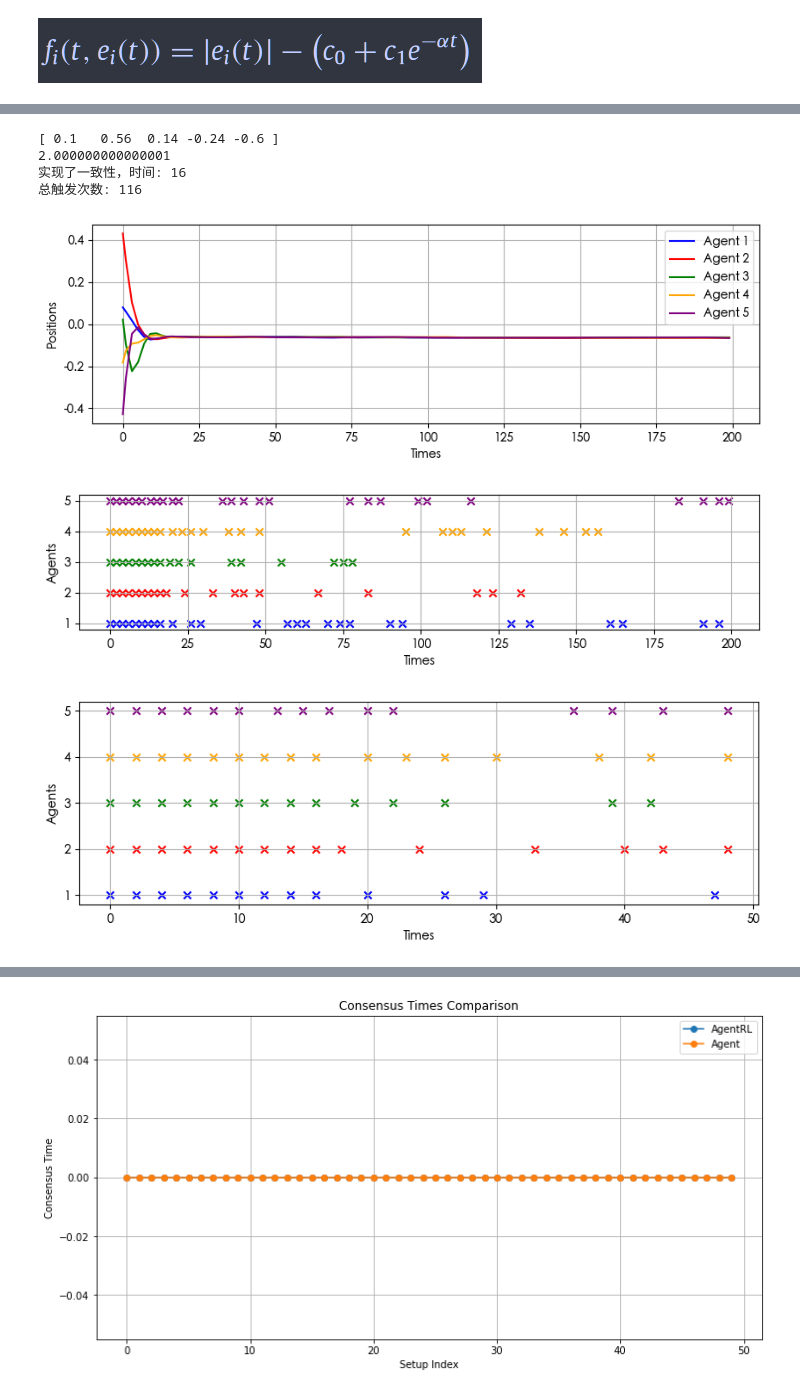
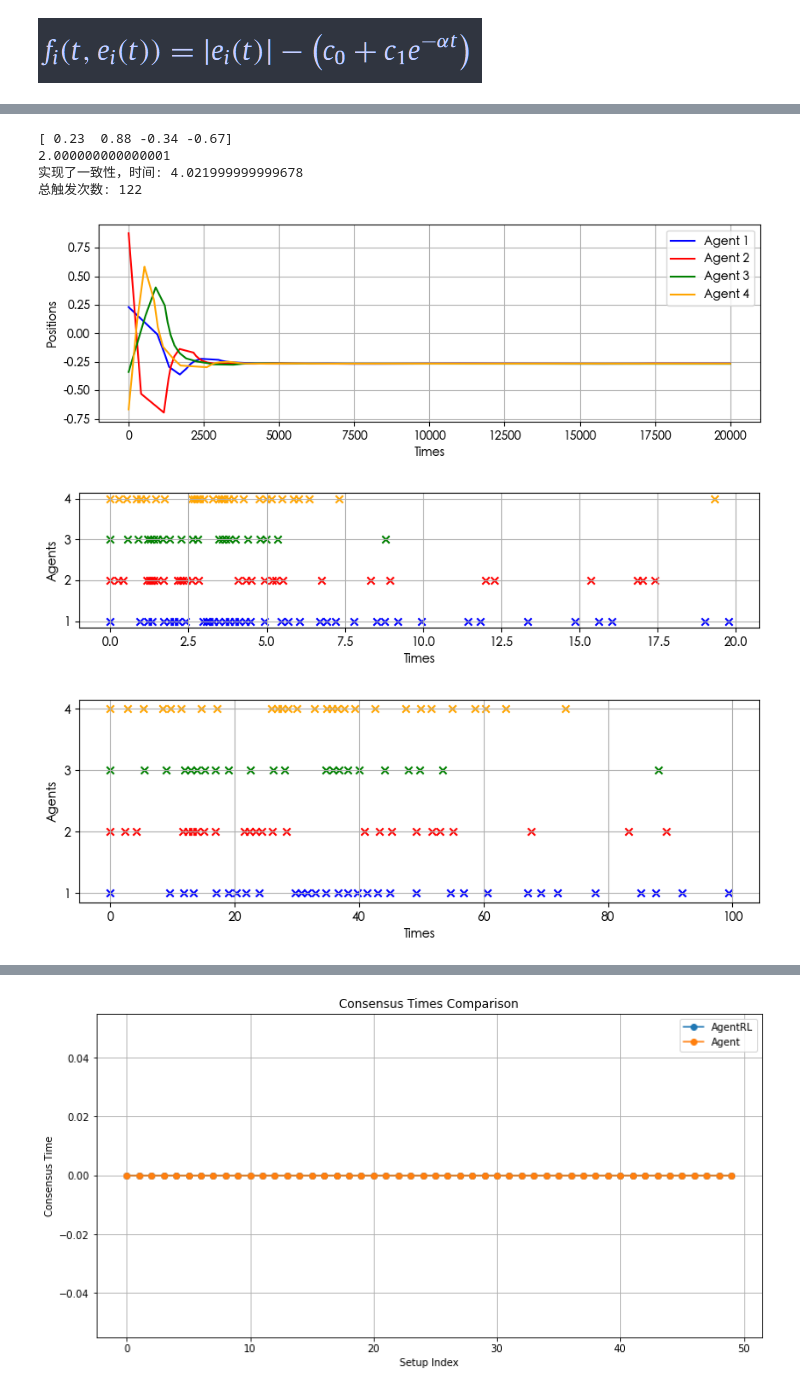
Before and after one commit to yjchenCN/Multi-agent-consensus-algorithm, a Jupyter notebook: traditional mathematical algorithms/Event-based broadcasting for multi-agent average consensus.ipynb, the cells around one changed output, grey strips where cells are left out. Saved outputs shown, nothing was run; the diff lists cells and outputs as text; code cells hidden in the pictures.

```diff
--- a/traditional mathematical algorithms/Event-based broadcasting for multi-agent average consensus.ipynb
+++ b/traditional mathematical algorithms/Event-based broadcasting for multi-agent average consensus.ipynb
@@ -193,9 +382,9 @@ class Agent:
         self.last_broadcast_position = self.position  #存储了该智能体最近一次广播的位置
         self.trigger_points = []
         self.u_i = 0
-        self.c_0 = 0.00087
-        self.c_1 = 0.2
-        self.alpha = 1.4
+        self.c_0 = 0.00065
+        self.c_1 = 1.2
+        self.alpha = 1.7
         self.trigger_count = 0
         self.consensus_time = None  # 记录实现一致性的时间
         self.a = 0.005
@@ -233,25 +422,24 @@ class Agent:
 
 
 # 初始化参数和智能体
-num_agents = 5
-num_iterations = 200
-dt = 0.1
+num_agents = 4
+num_iterations = 20
+dt = 0.001
 np.random.seed(0)
 #agents = [Agent(np.random.uniform(-1, 1), i) for i in range(num_agents)]
 #initial_positions = np.linspace(-1, 1, num_agents)
-initial_positions = [0.1, 0.56, 0.14, -0.24, -0.6]
+initial_positions = [0.23, 0.88, -0.34, -0.67]
 agents = [Agent(pos, i) for i, pos in enumerate(initial_positions)]
 
 print(np.array([agent.position for agent in agents]))
 
 # 定义邻居关系
 agents[0].add_neighbor(agents[1])
-agents[0].add_neighbor(agents[2])
-agents[0].add_neighbor(agents[4])
+agents[0].add_neighbor(agents[3])
+agents[1].add_neighbor(agents[2])
 agents[1].add_neighbor(agents[3])
 agents[2].add_neighbor(agents[3])
-agents[2].add_neighbor(agents[4])
-agents[3].add_neighbor(agents[4])
+
 
 
 
@@ -271,11 +459,16 @@ print(second_smallest_eigenvalue)
 
 
 # 运行模拟
-positions = np.zeros((num_iterations, num_agents))
-for t in range(num_iterations):
+positions = np.zeros((int(num_iterations / dt), num_agents))  # 修改此行
+
+t = 0
+index = 0  # 新增此行
+while index < int(num_iterations / dt):  # 修改此行
     for agent in agents:
         agent.update_position(t, dt)
-        positions[t, agent.index] = agent.position
+        positions[index, agent.index] = agent.position  # 修改此行
+    t += dt
+    index += 1  # 新增此行
 
 # 检查是否实现了一致性并输出结果
 consensus_achieved = any(agent.consensus_time is not None for agent in agents)
@@ -322,39 +515,38 @@ plt.ylabel('Agents')
 plt.yticks(range(1, num_agents + 1))  # 设置y轴刻度以匹配智能体的索引
 plt.grid(True)
 
 
-
 # 创建自定义的时间数组
-time = 50
+time = 10
 custom_time = np.arange(num_iterations) * dt
 
 # 截取前50个时间步的数据
 custom_time = custom_time[:time]
 
 # 绘制触发事件图，使用截取后的时间数组
 plt.figure(figsize=(10, 3))
 # 收集所有智能体的触发时间点和对应的索引以及颜色
 trigger_events = []
 for i, agent in enumerate(agents):
     for t, _ in agent.trigger_points:
         if t < time:  # 仅保留时间步前50的触发事件数据
-            trigger_events.append((custom_time[t], i + 1, colors[i]))  # 存储时间、智能体索引和颜色
+            trigger_events.append((t, i + 1, colors[i]))  # 存储时间、智能体索引和颜色
 # 按触发时间排序
 trigger_events.sort()
 # 绘制触发事件
 for t, i, color in trigger_events:
     plt.scatter(t * 10, i, marker='x', color=color)  # 使用之前生成的颜色映射绘制触发事件，保持颜色一致
 plt.xlabel('Times')
 plt.ylabel('Agents')
 #plt.title('各智能体触发事件')
 plt.yticks(range(1, num_agents + 1))  # 设置y轴刻度以匹配智能体的索引
 plt.grid(True)
 plt.show()
 # %% [output]
-[ 0.1   0.56  0.14 -0.24 -0.6 ]
+[ 0.23  0.88 -0.34 -0.67]
 2.000000000000001
-实现了一致性，时间: 16
-总触发次数: 116
+实现了一致性，时间: 4.021999999999678
+总触发次数: 122
-[figure, old version]
+[figure, new version]
-[figure, old version]
+[figure, new version]
-[figure, old version]
+[figure, new version]
```
Also changed, not shown: parts of 3 cells of this notebook.
